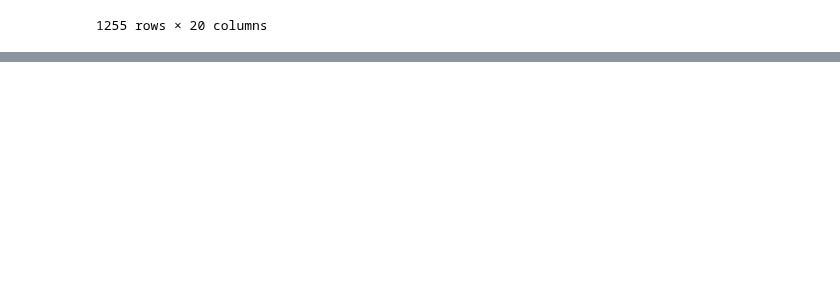
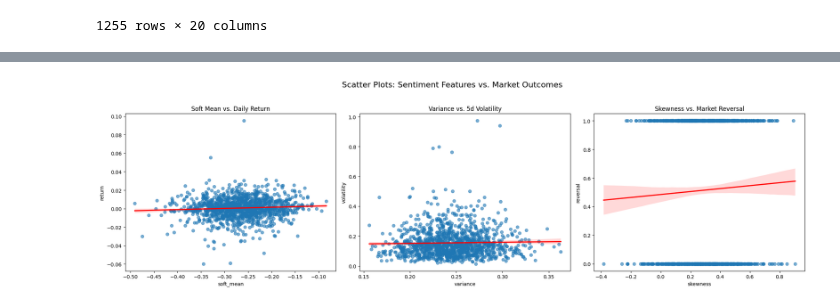
Before and after one commit to AminFiroozi/Belief-Dispersion, a Jupyter notebook: main.ipynb, the cells around one changed output, grey strips where cells are left out. Cells and saved outputs as stored; diff of their text form; code cells hidden in the pictures; blank space fills up the shorter version.

Commit message:
feat: add regression

```diff
--- a/main.ipynb
+++ b/main.ipynb
@@ -903,0 +904,87 @@ The first 5 plot files generated are: ['plots\\ccf_soft_mean_vs_Return.png', 'pl
+# %%
+import pandas as pd
+import numpy as np
+import seaborn as sns
+import matplotlib.pyplot as plt
+from scipy.stats import ttest_ind, shapiro
+from statsmodels.stats.proportion import proportions_ztest
+
+df_daily = pd.read_csv(MERGED_RESULT_FILE, index_col=0, parse_dates=True)
+
+# Ensure column names are consistent (important if the index/header was saved differently)
+df_daily.columns = df_daily.columns.str.lower()
+
+# Standardize column names based on your correlation script (e.g., ensure 'return' is lower case)
+df_daily.rename(columns={'return': 'return', 'reversal': 'reversal', 'volatility_5d': 'volatility'}, inplace=True)
+
+# Drop any rows with NaN values that result from lagging/merging
+df_daily.dropna(inplace=True)
+
+# ====================================================================
+
+# We plot the core feature/outcome pairs to visually check relationships
+fig, axes = plt.subplots(1, 3, figsize=(20, 6))
+fig.suptitle('Scatter Plots: Sentiment Features vs. Market Outcomes', fontsize=16)
+
+# Plot 1: Centrality vs. Continuous Outcome (e.g., Mean Sentiment vs. Return)
+sns.regplot(data=df_daily, x='soft_mean', y='return', ax=axes[0],
+            line_kws={"color": "red"}, scatter_kws={'alpha':0.6})
+axes[0].set_title('Soft Mean vs. Daily Return')
+
+# Plot 2: Distribution vs. Continuous Outcome (e.g., Variance vs. Volatility)
+sns.regplot(data=df_daily, x='variance', y='volatility', ax=axes[1],
+            line_kws={"color": "red"}, scatter_kws={'alpha':0.6})
+axes[1].set_title('Variance vs. 5d Volatility')
+
+# Plot 3: Distribution vs. Binary Outcome (e.g., Skewness vs. Reversal)
+# We use regplot which adds a logistic regression line for binary outcomes
+sns.regplot(data=df_daily, x='skewness', y='reversal', ax=axes[2],
+            logistic=True, line_kws={"color": "red"}, scatter_kws={'alpha':0.6})
+axes[2].set_title('Skewness vs. Market Reversal')
+
+plt.tight_layout(rect=[0, 0, 1, 0.95])
+plt.savefig('regression_prep_scatterplots.png')
+plt.show()
+
+
+# ====================================================================
+# --- 3. Pattern Buckets: Binning and t-Tests (A/B Test for Extremes) ---
+# ====================================================================
+print("\n" + "="*50)
+print("3. Pattern Buckets: Testing High vs. Low Variance")
+print("="*50)
+
+# Bin by variance (median split)
+median_var = df_daily['variance'].median()
+df_daily['var_bucket'] = np.where(df_daily['variance'] > median_var, 'High Variance', 'Low Variance')
+
+# Group means
+group_means = df_daily.groupby('var_bucket')[['return', 'volatility', 'reversal']].mean()
+print("Group Means (Outcomes for High/Low Variance Sentiment):")
+print(group_means)
+
+# Prepare groups for t-tests
+high_var = df_daily[df_daily['var_bucket'] == 'High Variance']
+low_var = df_daily[df_daily['var_bucket'] == 'Low Variance']
+
+# T-tests for continuous targets
+print("\n--- T-Tests for Continuous Outcomes ---")
+for target in ['return', 'volatility']:
+    # Check for variance homogeneity if needed, but simple t-test is standard starting point
+    t_stat, p_val = ttest_ind(high_var[target], low_var[target], equal_var=False, nan_policy='omit')
+    print(f"Difference in {target}: t={t_stat:.2f}, p={p_val:.4f}")
+
+# Z-test for binary reversal (difference in proportions)
+print("\n--- Z-Test for Reversal (Proportion Test) ---")
+count_high = high_var['reversal'].sum()
+n_high = len(high_var)
+count_low = low_var['reversal'].sum()
+n_low = len(low_var)
+
+z_stat, p_val = proportions_ztest([count_high, count_low], [n_high, n_low])
+print(f"Difference in Reversal Proportion: z={z_stat:.2f}, p={p_val:.4f}")
+
+# Clean up temporary column
+df_daily.drop(columns=['var_bucket'], inplace=True)
+# %% [output]
+[figure, added]
```
Also changed, not shown: parts of 11 cells of this notebook, 1 other file.
